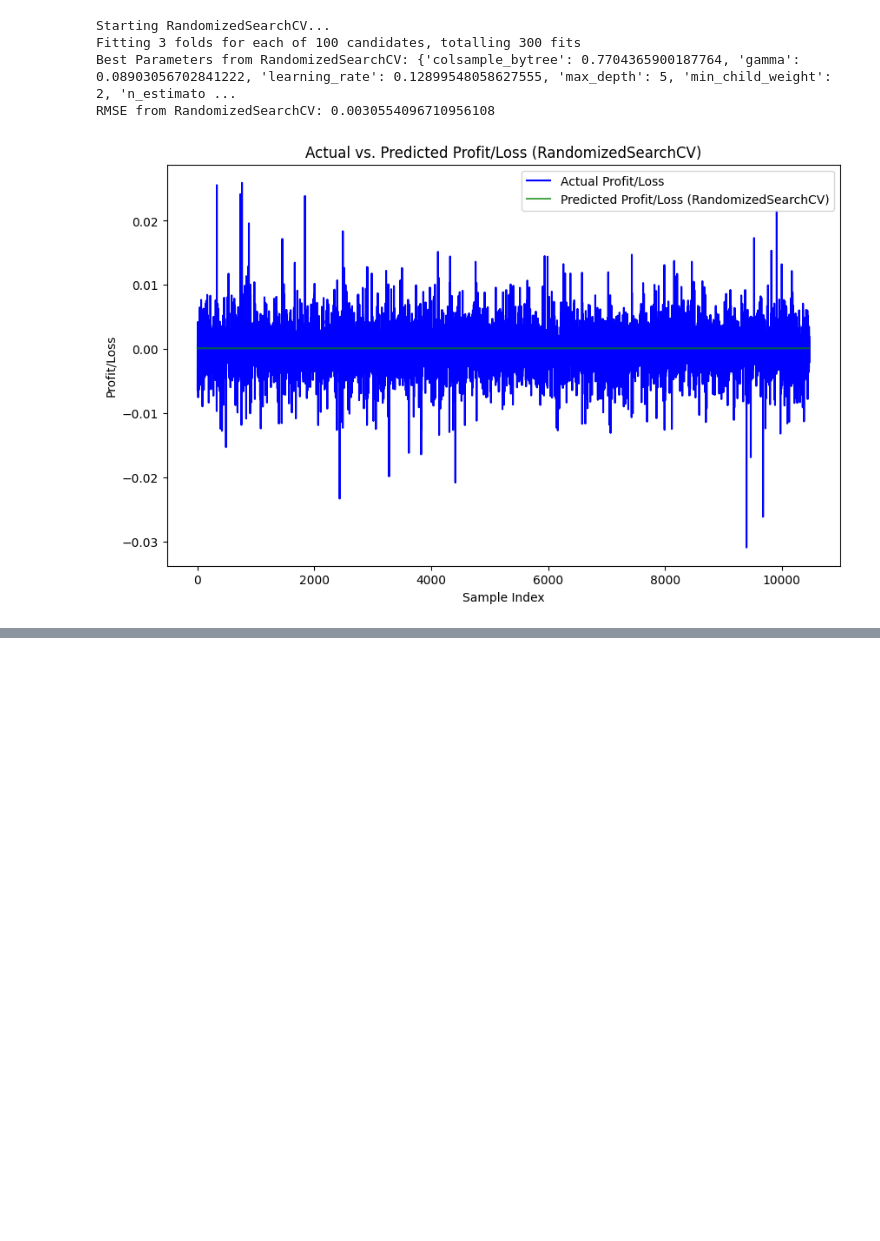
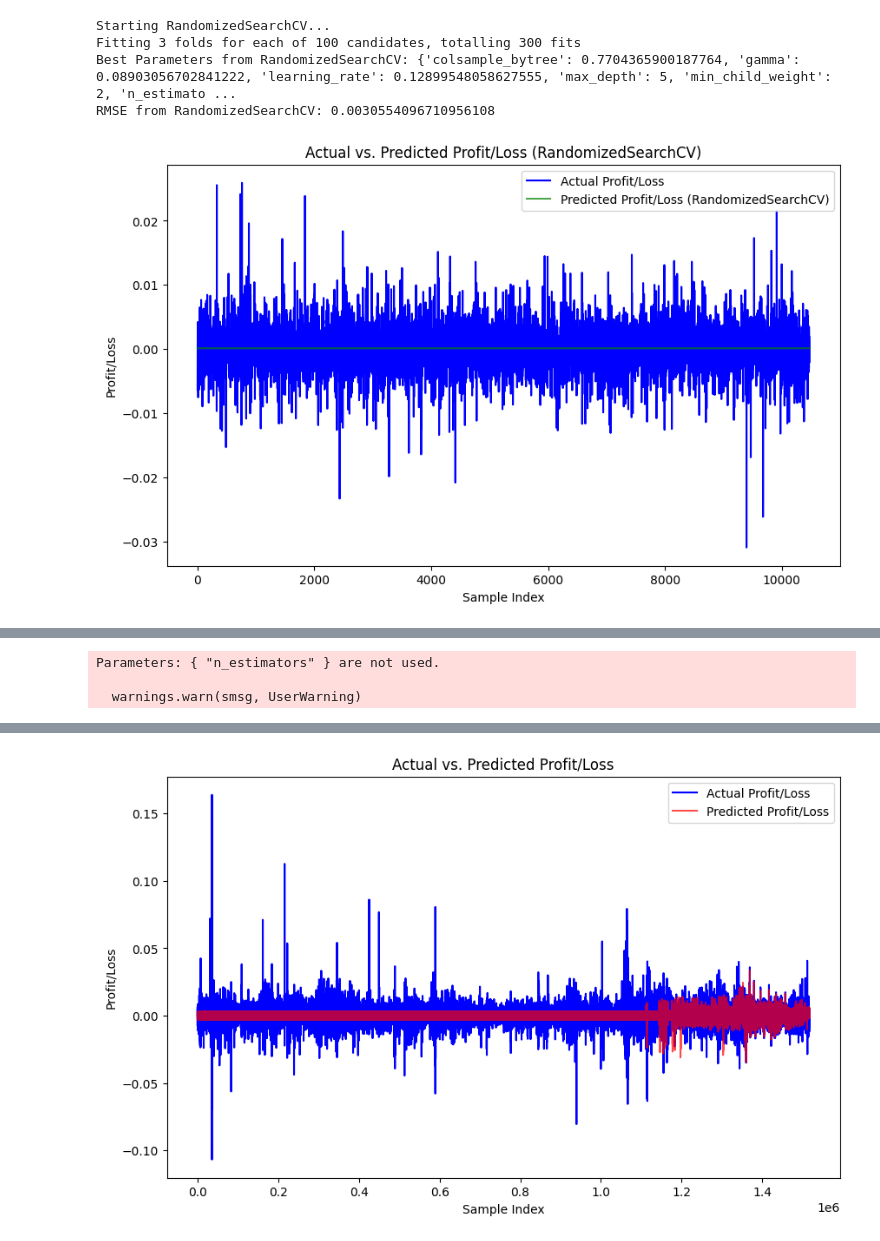
Before and after one commit to rybott/Stock_predict_webapp, a Jupyter notebook: xgboost/trainingmodel.ipynb, the cells around one changed output, grey strips where cells are left out. Drawn from its saved outputs; the diff is of its cells as text; code cells hidden in the pictures; blank space fills up the shorter version.

```diff
--- a/xgboost/trainingmodel.ipynb
+++ b/xgboost/trainingmodel.ipynb
@@ -472,0 +585,79 @@ RMSE from RandomizedSearchCV: 0.0030554096710956108
+# %%
+import xgboost as xgb
+import matplotlib.pyplot as plt
+from sklearn.metrics import mean_squared_error
+import numpy as np
+import pandas as pd
+
+# Load the smaller dataset for training
+size = 100
+df_train = pd.read_csv(f"C:/Users/rybot/OneDrive/Databases/Packet CSV files/packet{size}.csv")
+
+# Load the larger dataset for testing
+ticker = 'AAPL'
+df_test = pd.read_csv(f"C:/Users/rybot/OneDrive/Databases/New100Packets/{ticker}_data.csv")
+df_test =df_test.drop(columns=["Profit Index", "Index"])
+
+# Define features (X) and target (y) for training
+X_train = df_train.drop(columns=['Profit'])
+y_train = df_train['Profit']
+
+# Define features (X) and target (y) for testing
+X_test = df_test.drop(columns=['Profit'])
+y_test = df_test['Profit']
+
+# Convert the datasets to DMatrix format for XGBoost
+dtrain = xgb.DMatrix(X_train, label=y_train)
+dtest = xgb.DMatrix(X_test, label=y_test)
+
+# Define XGBoost parameters
+params = {
+    'objective': 'reg:squarederror',
+    'eval_metric': 'rmse',
+    'colsample_bytree': 0.6,
+    'gamma': 0,
+    'learning_rate': 0.2,
+    'max_depth': 10,
+    'min_child_weight': 3,
+    'n_estimators': 300,
+    'subsample': 0.8
+}
+
+# Train the model on the smaller dataset
+model = xgb.train(params,
+                  dtrain,
+                  num_boost_round=300,
+                  evals=[(dtrain, 'train')],
+                  early_stopping_rounds=10)
+
+# Make predictions on the larger testing dataset
+predictions = model.predict(dtest)
+
+
+
+# Calculate RMSE for the larger dataset
+rmse = np.sqrt(mean_squared_error(y_test, predictions))
+print(f"RMSE on larger dataset: {rmse}")
+
+# Save results to an Excel file
+results_df = pd.DataFrame({
+    'Actual Profit/Loss': y_test.values,
+    'Predicted Profit/Loss': predictions,
+    'RMSE': [rmse] * len(y_test)  # Repeat the RMSE value for each row
+})
+
+# Save the results
+print(results_df.info())
+# Plot actual vs. predicted values
+plt.figure(figsize=(10, 6))
+plt.plot(y_test.values, label='Actual Profit/Loss', color='blue')
+plt.plot(predictions, label='Predicted Profit/Loss', color='red', alpha=0.7)
+plt.xlabel('Sample Index')
+plt.ylabel('Profit/Loss')
+plt.title('Actual vs. Predicted Profit/Loss')
+plt.legend()
+plt.show()
+# %% [output]
+Parameters: { "n_estimators" } are not used.
+
+  warnings.warn(smsg, UserWarning)
@@ -472,0 +681 @@ RMSE from RandomizedSearchCV: 0.0030554096710956108
+[figure, added]
```
Also changed, not shown: parts of 9 cells of this notebook, 2 other files.
